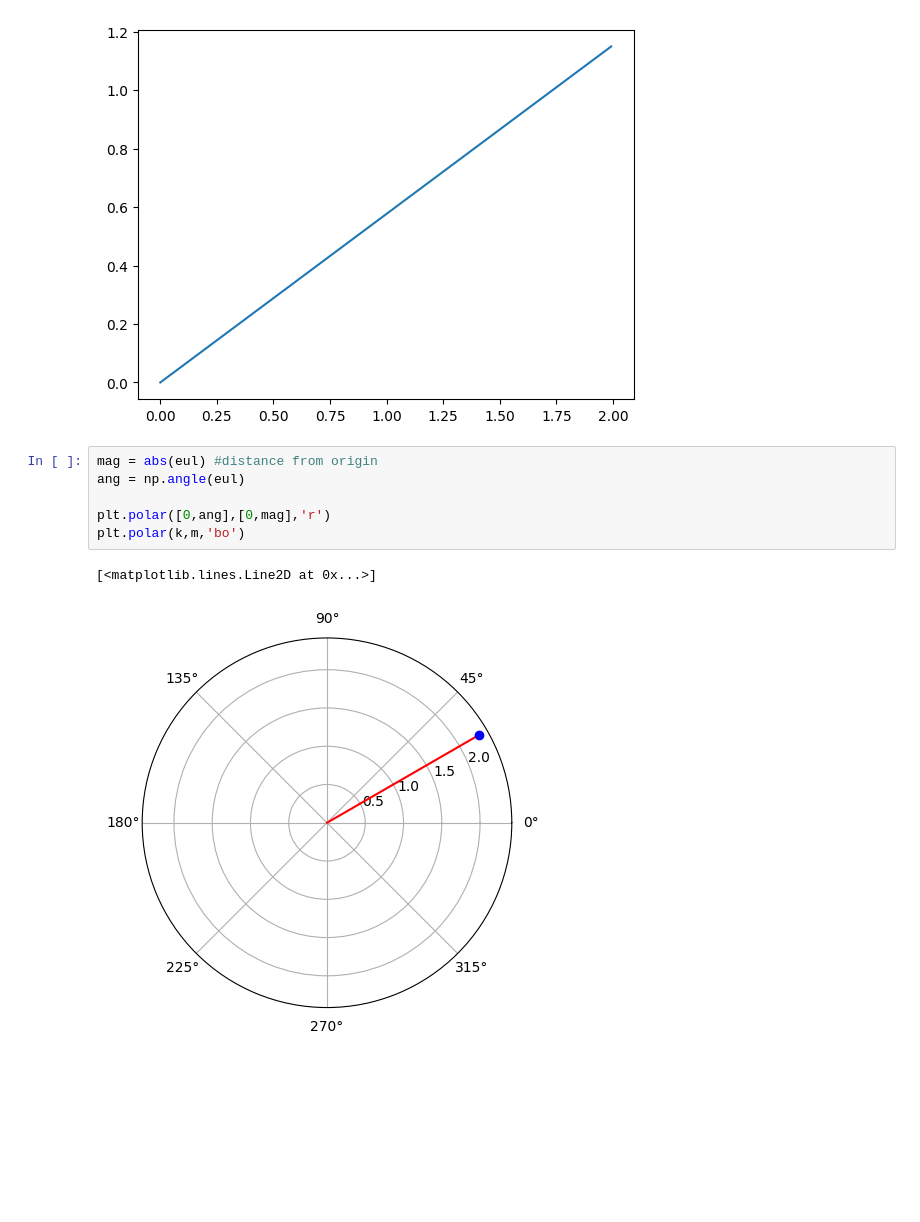
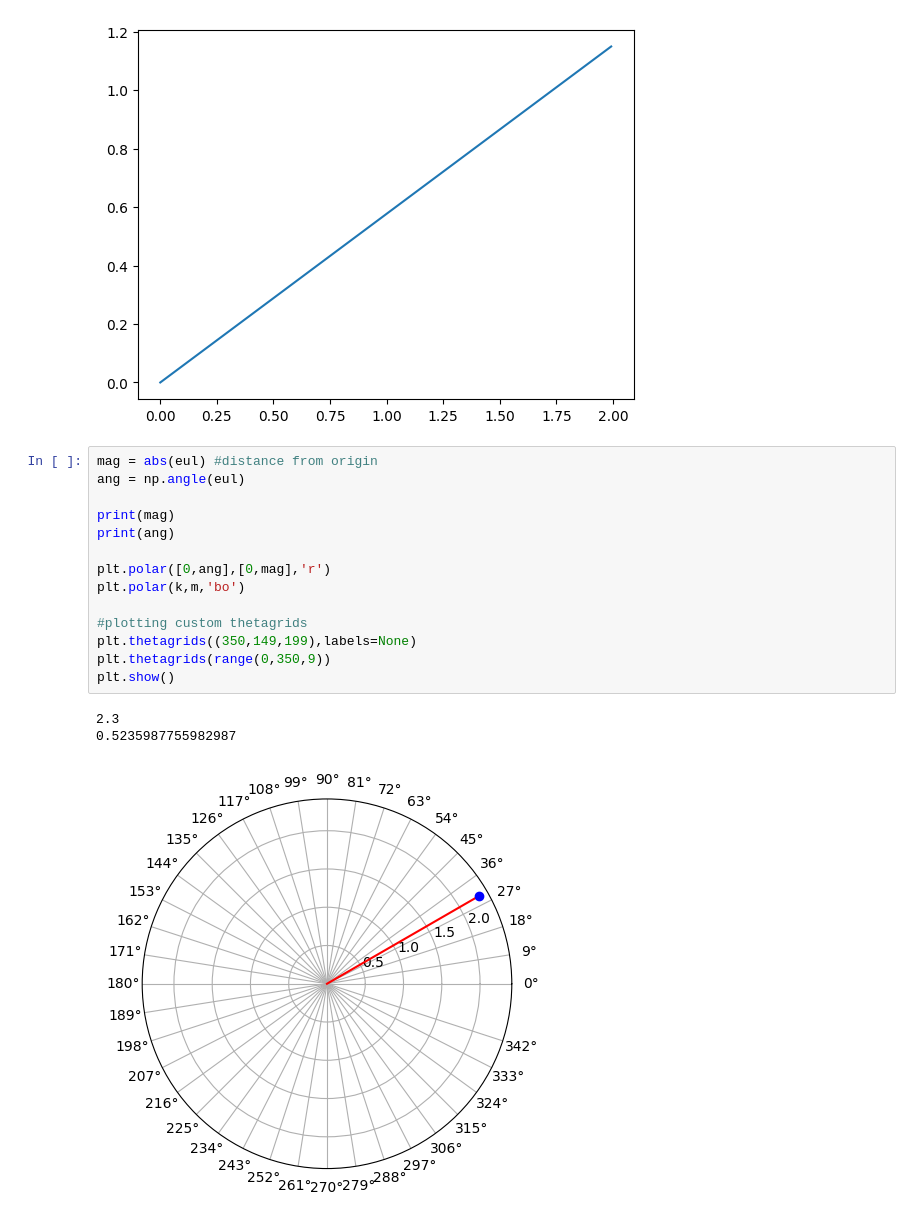
Before and after one commit to krdungca/Math-and-Python, a Jupyter notebook: Master Math via Python/08_Trigonometry/trig_6_eulers formula.ipynb, the cells around one changed output. Saved outputs shown, nothing was run; the diff lists cells and outputs as text; blank space fills up the shorter version.

```diff
--- a/Master Math via Python/08_Trigonometry/trig_6_eulers formula.ipynb
+++ b/Master Math via Python/08_Trigonometry/trig_6_eulers formula.ipynb
@@ -24,9 +24,18 @@ plt.plot([0,np.real(eul)],[0,np.imag(eul)])
 # %%
 mag = abs(eul) #distance from origin
 ang = np.angle(eul)
 
+print(mag)
+print(ang)
+
 plt.polar([0,ang],[0,mag],'r')
 plt.polar(k,m,'bo')
+
+#plotting custom thetagrids
+plt.thetagrids((350,149,199),labels=None)
+plt.thetagrids(range(0,350,9))
+plt.show()
 # %% [output]
-[<matplotlib.lines.Line2D at 0x...>]
+2.3
+0.5235987755982987
-[figure, old version]
+[figure, new version]
```
Also changed, not shown: parts of 2 cells of this notebook.
